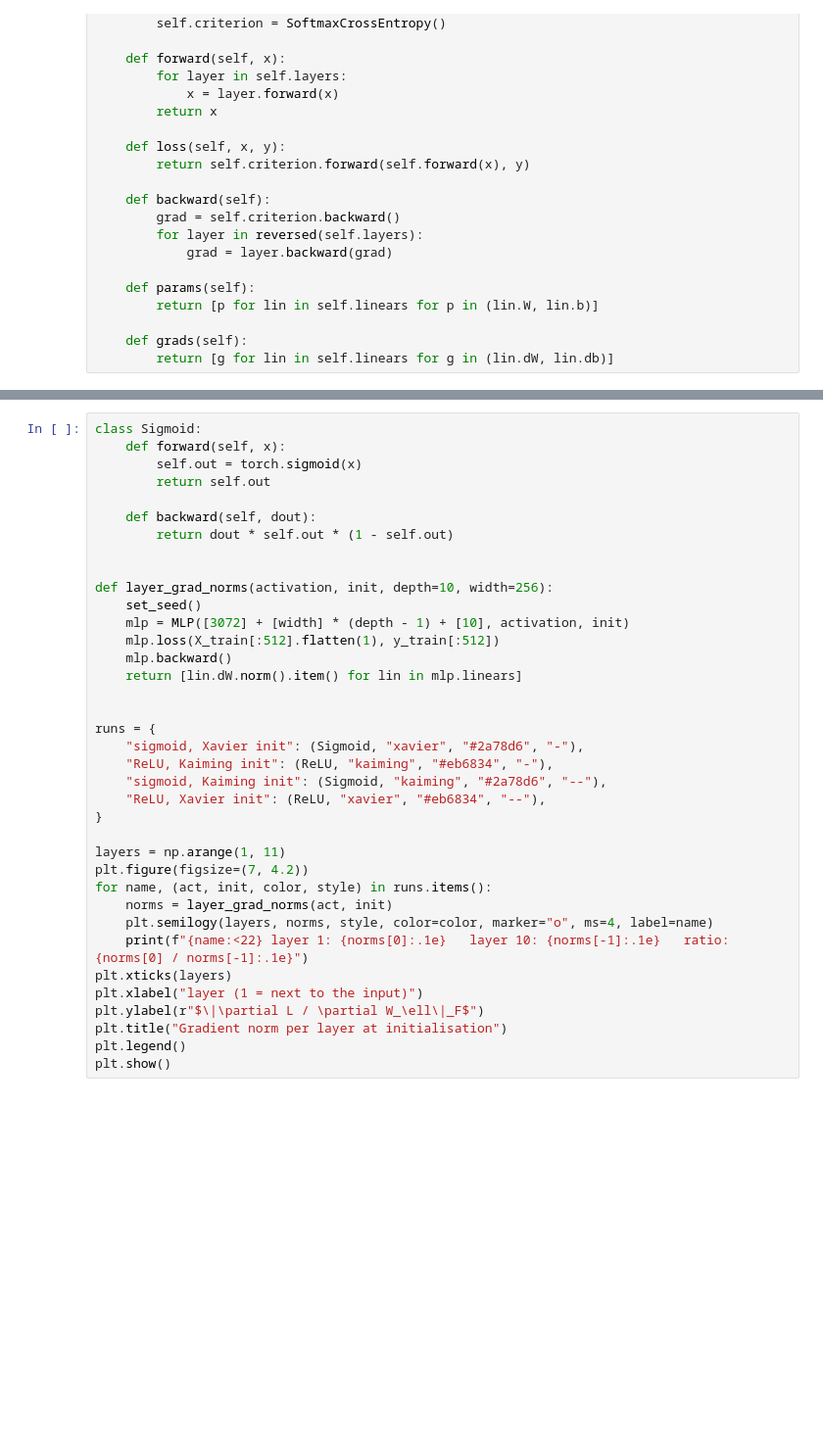
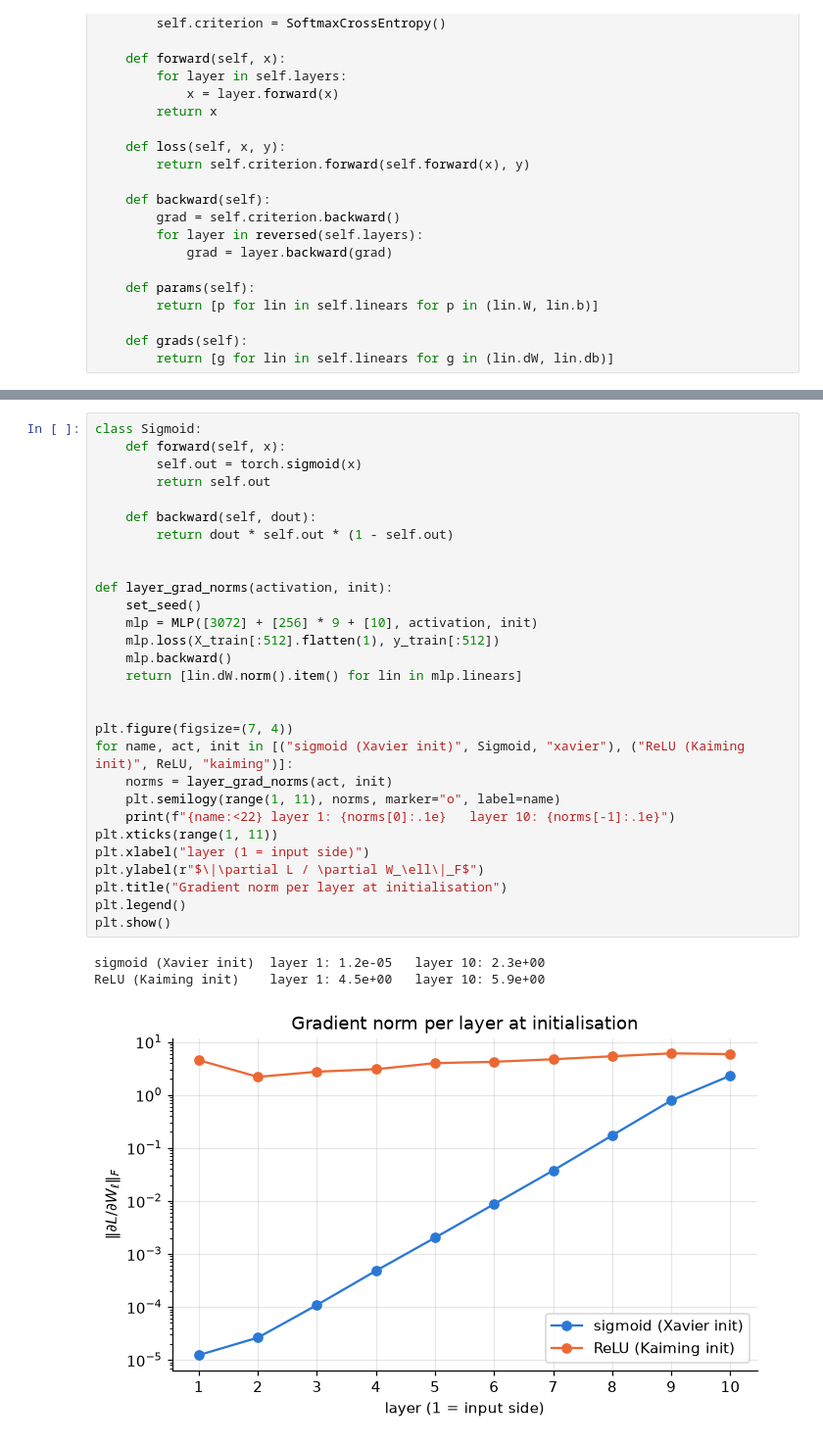
Before and after one commit to HimethW/EN4554-Assignment_2-on-CNNs, a Jupyter notebook: a02.ipynb, the cells around one changed output, grey strips where cells are left out. Shown at 98% size. Saved outputs shown, nothing was run; the diff lists cells and outputs as text; blank space fills up the shorter version.

```diff
--- a/a02.ipynb
+++ b/a02.ipynb
@@ -351,37 +280,33 @@ The sigmoid needs its own backward pass: $\sigma'(x) = \sigma(x)\,(1 - \sigma(x)
 # %%
 class Sigmoid:
     def forward(self, x):
         self.out = torch.sigmoid(x)
         return self.out
 
     def backward(self, dout):
         return dout * self.out * (1 - self.out)
 
 
-def layer_grad_norms(activation, init, depth=10, width=256):
+def layer_grad_norms(activation, init):
     set_seed()
-    mlp = MLP([3072] + [width] * (depth - 1) + [10], activation, init)
+    mlp = MLP([3072] + [256] * 9 + [10], activation, init)
     mlp.loss(X_train[:512].flatten(1), y_train[:512])
     mlp.backward()
     return [lin.dW.norm().item() for lin in mlp.linears]
 
 
-runs = {
-    "sigmoid, Xavier init": (Sigmoid, "xavier", "#2a78d6", "-"),
-    "ReLU, Kaiming init": (ReLU, "kaiming", "#eb6834", "-"),
-    "sigmoid, Kaiming init": (Sigmoid, "kaiming", "#2a78d6", "--"),
-    "ReLU, Xavier init": (ReLU, "xavier", "#eb6834", "--"),
-}
-
-layers = np.arange(1, 11)
-plt.figure(figsize=(7, 4.2))
-for name, (act, init, color, style) in runs.items():
+plt.figure(figsize=(7, 4))
+for name, act, init in [("sigmoid (Xavier init)", Sigmoid, "xavier"), ("ReLU (Kaiming init)", ReLU, "kaiming")]:
     norms = layer_grad_norms(act, init)
-    plt.semilogy(layers, norms, style, color=color, marker="o", ms=4, label=name)
-    print(f"{name:<22} layer 1: {norms[0]:.1e}   layer 10: {norms[-1]:.1e}   ratio: {norms[0] / norms[-1]:.1e}")
-plt.xticks(layers)
-plt.xlabel("layer (1 = next to the input)")
+    plt.semilogy(range(1, 11), norms, marker="o", label=name)
+    print(f"{name:<22} layer 1: {norms[0]:.1e}   layer 10: {norms[-1]:.1e}")
+plt.xticks(range(1, 11))
+plt.xlabel("layer (1 = input side)")
 plt.ylabel(r"$\|\partial L / \partial W_\ell\|_F$")
 plt.title("Gradient norm per layer at initialisation")
 plt.legend()
 plt.show()
+# %% [output]
+sigmoid (Xavier init)  layer 1: 1.2e-05   layer 10: 2.3e+00
+ReLU (Kaiming init)    layer 1: 4.5e+00   layer 10: 5.9e+00
+[figure, added]
```
Also changed, not shown: parts of 26 cells of this notebook.
